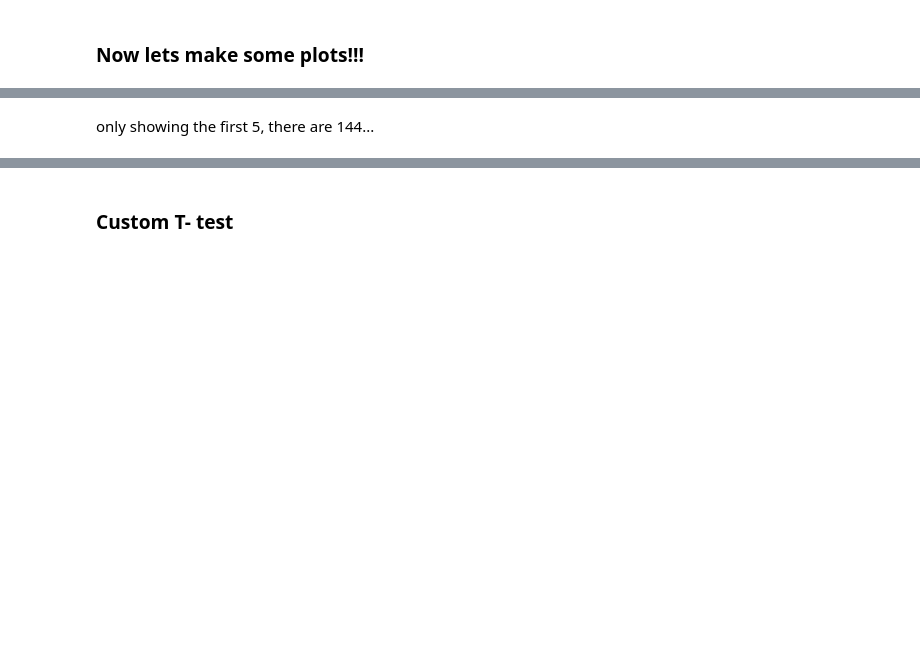
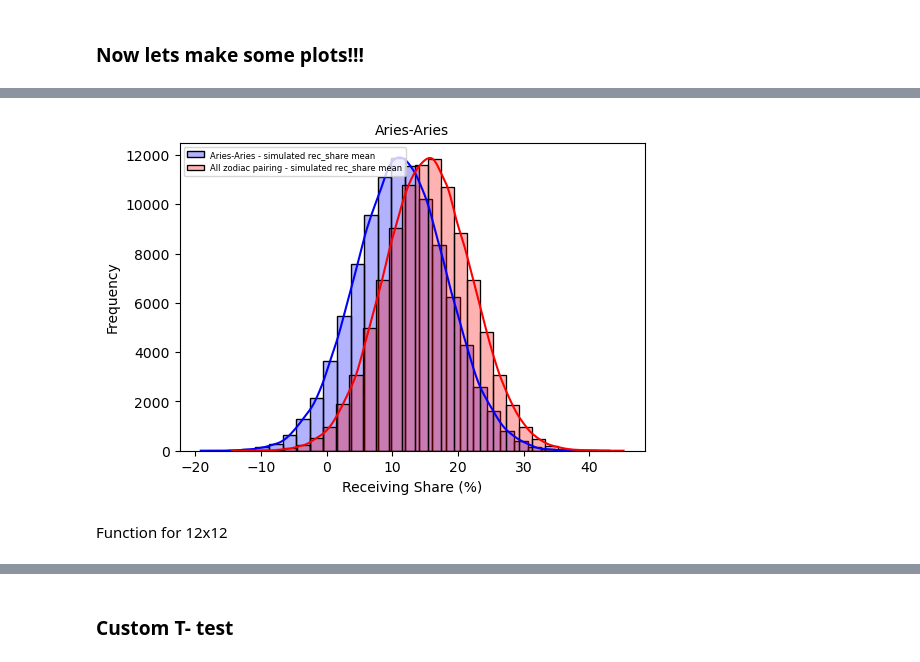
Before and after one commit to connor-pickett/2025_FinalProject_Ctrl-Alt-Defeat, a Jupyter notebook: FINAL_CODE.ipynb, the cells around one changed output, grey strips where cells are left out. Saved outputs shown, nothing was run; the diff lists cells and outputs as text; code cells hidden in the pictures; blank space fills up the shorter version.

```diff
--- a/FINAL_CODE.ipynb
+++ b/FINAL_CODE.ipynb
@@ -892,7 +894,7 @@ def get_recked(df, sign_x, sign_y):
 
     #Simulated
     import numpy as np
-    simulated_data_rec = np.random.normal(loc= rec_share_mean, scale= rec_share_std, size=100)
+    simulated_data_rec = np.random.normal(loc= rec_share_mean, scale= rec_share_std, size=100000)
     rec_share_sim_mean= simulated_data_rec.mean()
     simulated_data_td = np.random.normal(loc= td_share_mean, scale= td_share_std, size=100000)
     td_share_sim_mean= simulated_data_td.mean()
@@ -949,2 +939,47 @@ for index, pair_mean in enumerate(zodiac_final["rec_share_simulated_mean"][:5]):
-# %% [markdown]
-only showing the first 5, there are 144...
+# %%
+import numpy as np
+import seaborn as sns
+
+def rec_share_plots(df, sign_1, sign_2, mean, std, sims, pair_mean, title, ax):
+
+    hi = get_recked(df, sign_1, sign_2)
+
+    # Simulated data for all WRs
+    np.random.seed(42)
+    simulated_data = np.random.normal(loc=mean, scale=std, size=sims)
+    bins = 30
+
+    # zodiac pairing (blue)
+    sns.histplot(hi, color='blue', kde=True, bins=bins, alpha=0.3,
+                 label=f'{sign_1}-{sign_2} - simulated rec_share mean', ax=ax)
+
+    # all WR distribution (red)
+    sns.histplot(simulated_data, color='red', kde=True, bins=bins, alpha=0.3,
+                 label='All zodiac pairing - simulated rec_share mean', ax=ax)
+
+    ax.set_title(title, fontsize=10)
+    ax.set_xlabel("Receiving Share (%)", fontsize=10)
+    ax.set_ylabel("Frequency", fontsize=10)
+
+    # Add legend
+    ax.legend(loc="upper left", fontsize=6, frameon=True)
+
+    return
+# %%
+fig, ax = plt.subplots(figsize=(6, 4))
+
+rec_share_plots(
+    combined_df_4,
+    "Aries",
+    "Aries",
+    mean=15.349357,
+    std=6.664931,
+    sims=100000,
+    title=zodiac_final["zodiac_combo"].iloc[0],
+    ax=ax,
+    pair_mean=zodiac_final["rec_share_simulated_mean"].iloc[0]
+)
+# %% [output]
+[figure, added]
+# %% [markdown]
+Function for 12x12
```
Also changed, not shown: parts of 19 cells of this notebook, 3 other files.
